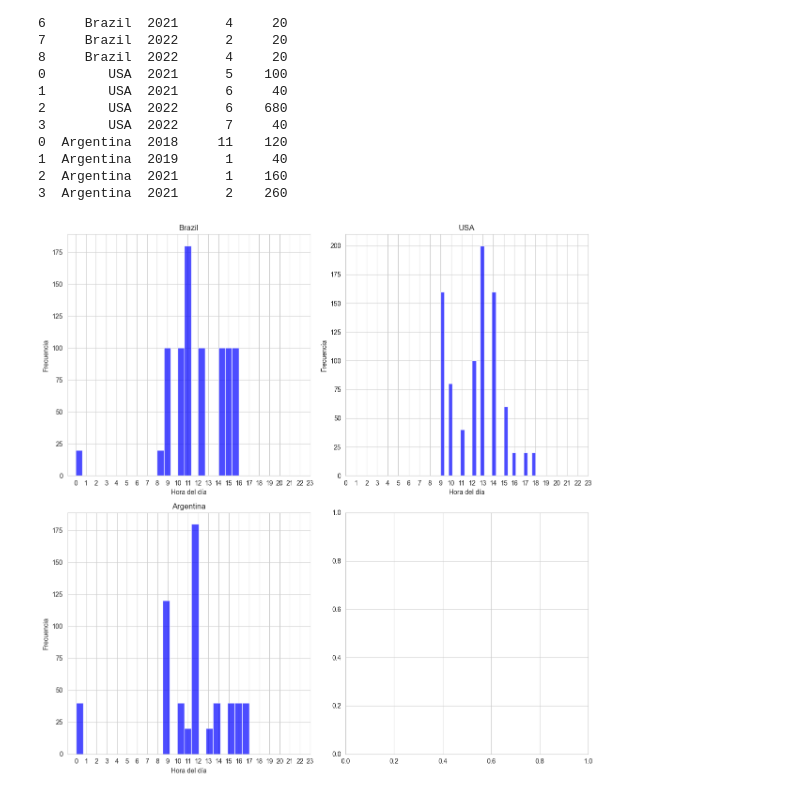
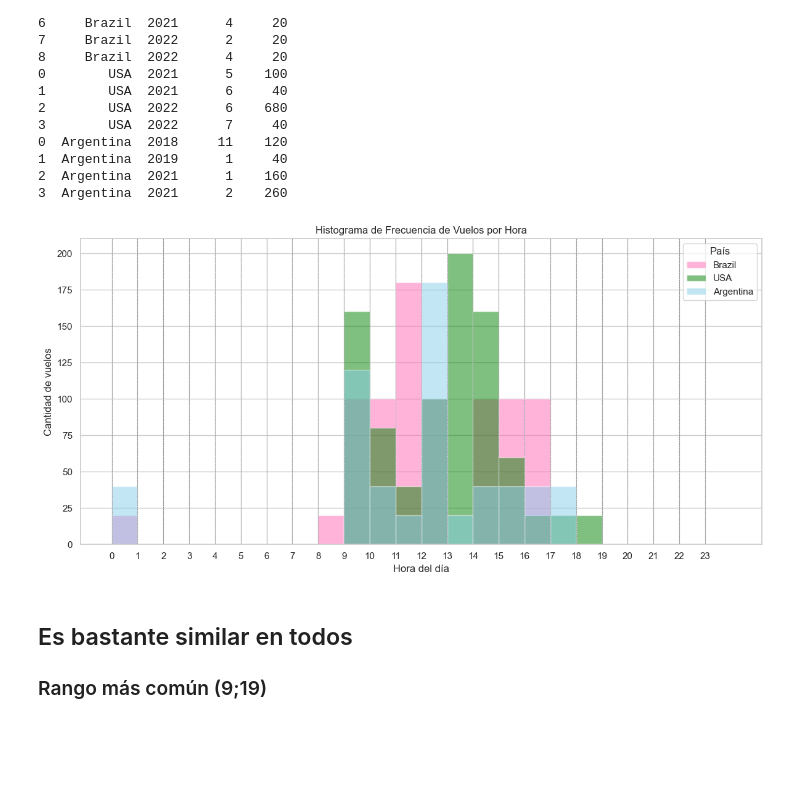
Before and after one commit to azulamakk/PF-vacasVaqueras, a Jupyter notebook: 01.0-nr-unirlayouts.ipynb, the cells around one changed output. Drawn from its saved outputs; the diff is of its cells as text; code cells hidden in the pictures; blank space fills up the shorter version.

```diff
--- a/01.0-nr-unirlayouts.ipynb
+++ b/01.0-nr-unirlayouts.ipynb
@@ -154,41 +143,49 @@ print(tabla_vuelos)
 3  Argentina  2021      2    260
 # %%
 import matplotlib.pyplot as plt
+import seaborn as sns
+
+# Establecer el estilo
+sns.set(style="whitegrid")
 
 # Obtener la lista de países únicos
 paises = nuevo_df2['country'].unique()
 
-# Configurar la disposición de los subplots
-num_filas = (len(paises) + 1) // 2
-num_columnas = 2
-fig, axs = plt.subplots(num_filas, num_columnas, figsize=(12, 6*num_filas))
+# Definir los colores para cada país
+colores = {'Brazil': '#FF69B4', 'USA': 'green', 'Argentina': '#87CEEB'}
 
-# Crear los histogramas para cada país
-for i, pais in enumerate(paises):
+# Crear el histograma
+plt.figure(figsize=(12, 6))
+for pais in paises:
     # Filtrar los datos por país
     data_pais = nuevo_df2[nuevo_df2['country'] == pais]
 
     # Obtener la frecuencia de vuelos por hora
     frecuencia_horarios = data_pais['flight_date'].dt.hour
 
-    # Configurar los subplots
-    ax = axs[i // num_columnas, i % num_columnas]
+    # Configurar el histograma con los mismos intervalos para todos los países
+    plt.hist(frecuencia_horarios, bins=range(25), alpha=0.5, label=pais, color=colores.get(pais, 'gray'))
 
-    # Crear el histograma
-    ax.hist(frecuencia_horarios, bins=24, alpha=0.7, color='blue')
-    ax.set_title(pais)
-    ax.set_xlabel('Hora del día')
-    ax.set_ylabel('Frecuencia')
-    ax.set_xticks(range(24))
-    ax.grid(True)
+# Configurar el título y etiquetas de los ejes
+plt.title('Histograma de Frecuencia de Vuelos por Hora')
+plt.xlabel('Hora del día')
+plt.ylabel('Cantidad de vuelos')
+plt.xticks(range(24))
+plt.legend(title='País')
 
-# Ajustar el espaciado entre subplots
+# Añadir una línea vertical para cada hora
+for hour in range(24):
+    plt.axvline(hour, color='gray', linestyle='--', linewidth=0.5)
+
+# Mostrar el gráfico
+plt.grid(True)
 plt.tight_layout()
-
-# Mostrar los histogramas
 plt.show()
 # %% [output]
-[figure, old version]
+[figure, new version]
+# %% [markdown]
+## Es bastante similar en todos
+### Rango más común (9;19)
 # %%
 import pandas as pd
 import matplotlib.pyplot as plt
```
Also changed, not shown: parts of 7 cells of this notebook.
